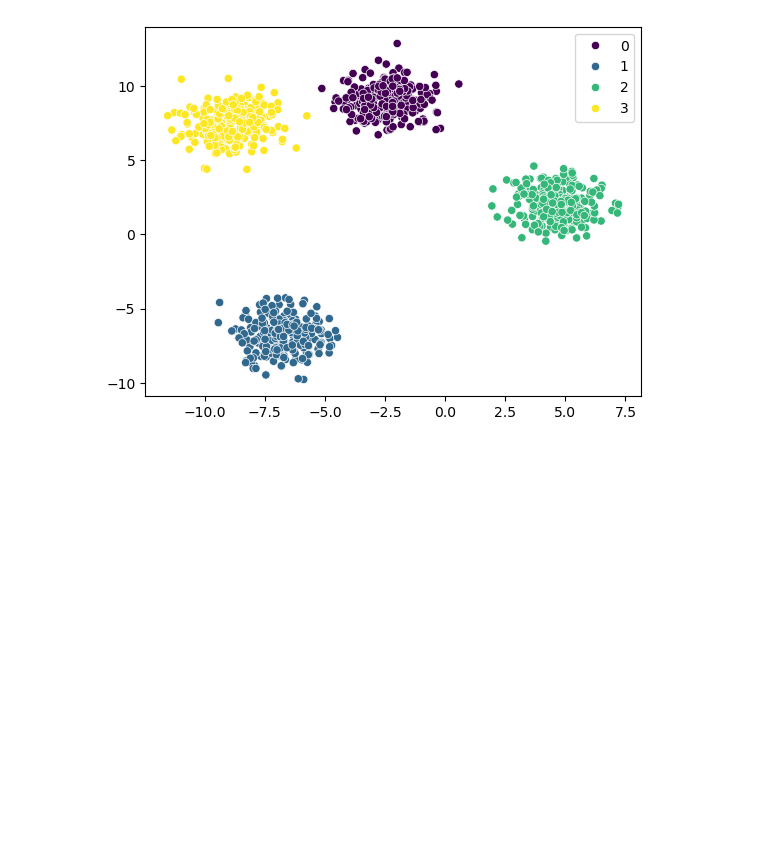
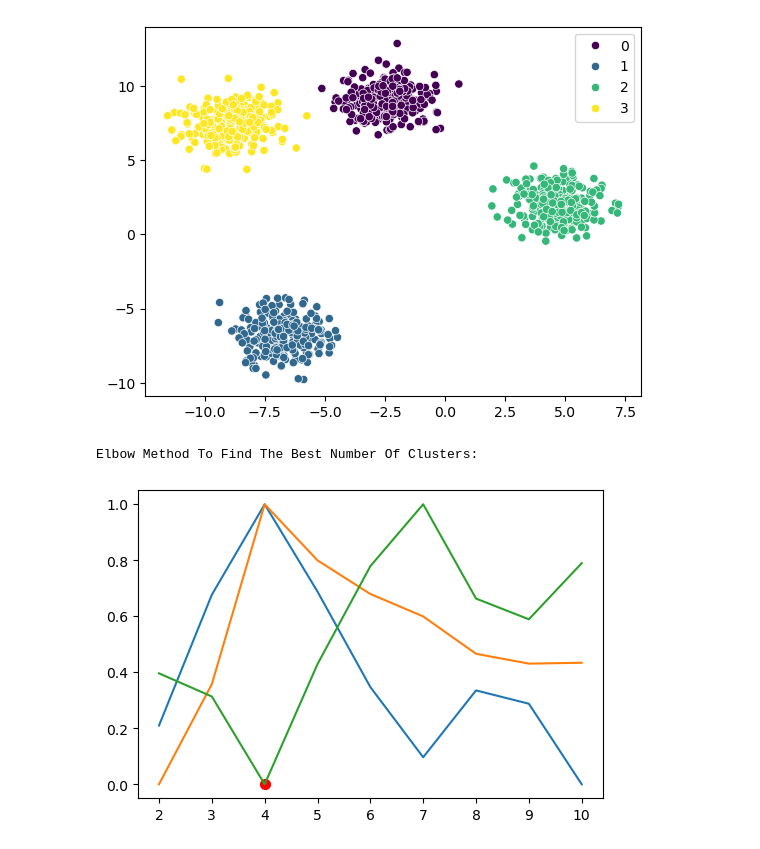
Before and after one commit to Erfan-Taherirani/Personal_ML_Notes, a Jupyter notebook: unsupervised_learning/clustering/partitioning_based_clustering/test.ipynb, the cells around one changed output. Cells and saved outputs as stored; diff of their text form; code cells hidden in the pictures; blank space fills up the shorter version.

Commit message:
Add K-Means Clustering and K_Means Useful Utils

```diff
--- a/unsupervised_learning/clustering/partitioning_based_clustering/test.ipynb
+++ b/unsupervised_learning/clustering/partitioning_based_clustering/test.ipynb
@@ -49,0 +57,62 @@ sns.scatterplot(
+# %%
+from sklearn.cluster import KMeans
+from sklearn.metrics import silhouette_score, davies_bouldin_score, calinski_harabasz_score
+from sklearn.datasets import make_blobs
+import matplotlib.pyplot as plt
+
+# Generate synthetic data
+X, _ = make_blobs(n_samples=300, centers=4, cluster_std=0.60, random_state=0)
+
+# Assume X is your data
+kmeans_results = []
+
+for k in range(2, 11):  # Try k from 2 to 10
+    kmeans = KMeans(n_clusters=k, random_state=42)
+    labels = kmeans.fit_predict(X)
+    silhouette_score_ = silhouette_score(X, labels)
+    ch_score = calinski_harabasz_score(X, labels)
+    dv_score = davies_bouldin_score(X, labels)
+    kmeans_results.append((k, silhouette_score_, ch_score, dv_score))
+# %%
+import matplotlib.pyplot as plt
+
+k_list = []
+silhouette_scores = []
+ch_scores = []
+dv_scores = []
+for k, silhouette_score, ch_score, dv_score in kmeans_results:
+    k_list.append(k)
+    silhouette_scores.append(silhouette_score)
+    ch_scores.append(ch_score)
+    dv_scores.append(dv_score)
+
+ch_scores_normalized = []
+min_ch = min(ch_scores)
+range_ch = max(ch_scores) - min_ch
+for ch_score in ch_scores:
+    ch_score_normalized = (ch_score - min_ch) / range_ch
+    ch_scores_normalized.append(ch_score_normalized)
+
+silhouette_scores_normalized = []
+min_s = min(silhouette_scores)
+range_s = max(silhouette_scores) - min_s
+for silhouette_score in silhouette_scores:
+    silhouette_normalized = (silhouette_score - min_s) / range_s
+    silhouette_scores_normalized.append(silhouette_normalized)
+
+dv_scores_normalized = []
+min_dv = min(dv_scores)
+range_dv = max(dv_scores) - min_dv
+for dv_score in dv_scores:
+    dv_score_normalized = (dv_score - min_dv) / range_dv
+    dv_scores_normalized.append(dv_score_normalized)
+
+fig, ax = plt.subplots(figsize=(6, 4))
+ax.plot(k_list, silhouette_scores_normalized)
+ax.plot(k_list, ch_scores_normalized)
+ax.plot(k_list, dv_scores_normalized)
+ax.scatter(4, 0, color="red", s=50)
+print("elbow method to find the best number of clusters:".title())
+# %% [output]
+Elbow Method To Find The Best Number Of Clusters:
+[figure, added]
```
Also changed, not shown: parts of 1 cell of this notebook, 4 other files.
